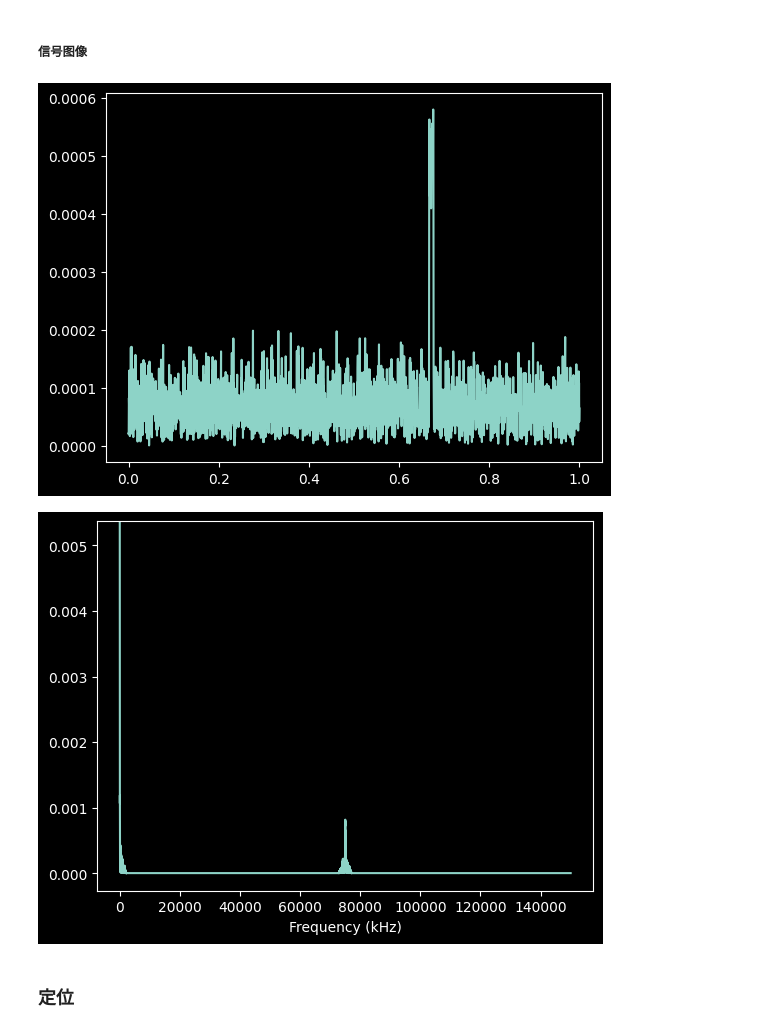
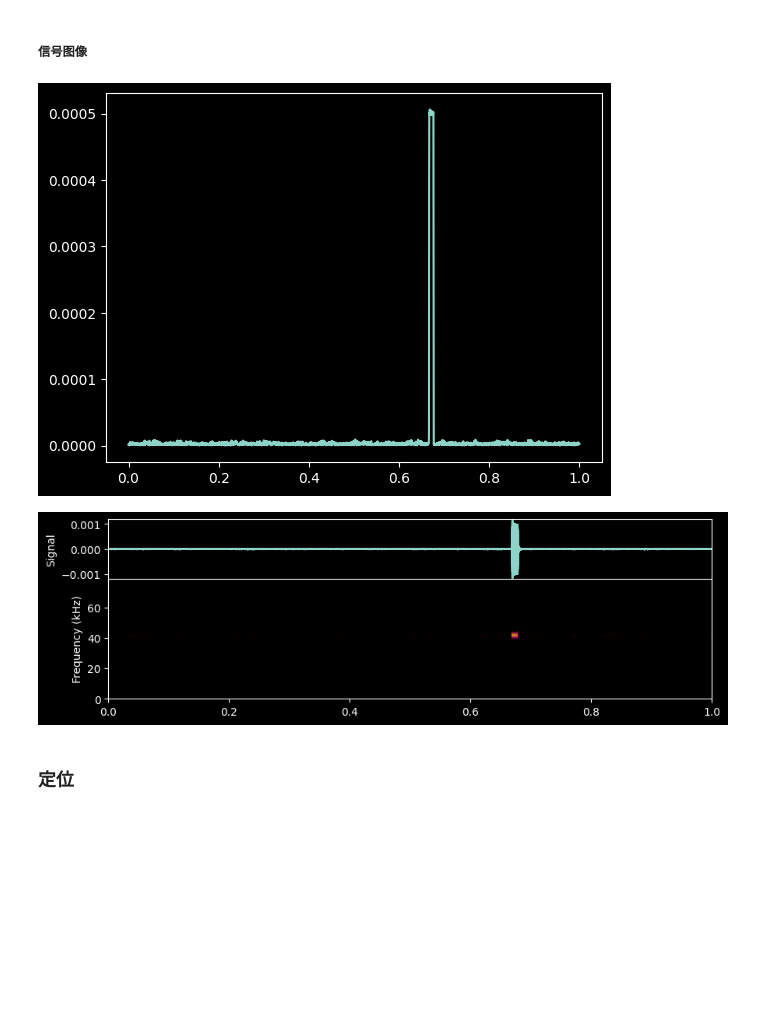
Before and after one commit to LeoJhonSong/ternary-array-passive-bearing, a Jupyter notebook: main.ipynb, the cells around one changed output. Drawn from its saved outputs; the diff is of its cells as text; code cells hidden in the pictures; blank space fills up the shorter version.

```diff
--- a/main.ipynb
+++ b/main.ipynb
@@ -19,10 +19,14 @@ from utils import *
 - 声源S静止
 - 三元阵以相对于三元阵初始坐标轴的速度运动
 # %%
-fc = 37500  # 声源频率
+c = 1500
+fc = 42000  # 声源频率
 sample_interval = 1  # 采样时长
 fs = 8 * fc  # 倍频采样频率
 # fs = 500000  # 500k采样率
+
+d = 0.5
+K = 1
 
 vel_angle = 90
 speed = 1
@@ -33,28 +37,29 @@ velocity = deg_pol2cart(speed, vel_angle)
 
 target_sig = CW_Func_Handler(
     f=fc,  # 声源频率
-    T=1,  # Cw信号周期
-    T_on=10e-3,  # Cw信号脉宽
+    prf=1,  # Cw信号周期
+    pulse_width=10e-3,  # Cw信号脉宽
 )
-snapshot_generator = Snapshot_Generator(
+array_data_sampler = Array_Data_Sampler(
     CW_Source(
     signal_func_callback=target_sig,
     r=r,  # 声源距离
     angle=angle,  # 声源角度
-    seed=1,
+    # seed=1,
 ),
     Three_Elements_Array(
-        d=0.5,
-        K=2,
+        d=d,
+        K=K,
         # seed=1000
     ),
-    c=1500  # 声速
+    c=c  # 声速
 )
 
-# snapshot_generator.set_SNR(30)
+# snapshot_generator.source.set_noise_params(1e2)
+array_data_sampler.set_SNR(30)
 # snapshot_generator.set_SNR(20)
 # snapshot_generator.set_SNR(10)
-snapshot_generator.set_SNR(0)
+# snapshot_generator.set_SNR(0)
 # snapshot_generator.set_SNR(-5)
 # snapshot_generator.set_SNR(-10)
 # snapshot_generator.set_SNR(-15)
@@ -65,4 +70,4 @@ snapshot_generator.set_SNR(0)
 #### 生成各阵元电信号AD采样后信号
 # %%
 t = np.arange(0, sample_interval, 1 / fs)
-x, r_real, angle_real = snapshot_generator(t, velocity)
+x, r_real, angle_real = array_data_sampler(t, velocity)
@@ -76,14 +83,15 @@ f, t1, Zxx = signal.stft(x[0], fs)
 plt.plot(t1, np.abs(Zxx[np.argmin(np.abs(f-target_sig.f)),:]))
 plt.show()
 # %% [output]
-[figure, old version]
+[figure, new version]
 # %%
 sos = signal.butter(20, (target_sig.f - 1000, target_sig.f + 1000), 'bandpass', fs=fs, output='sos')
-pow_num = 2
+pow_num = 1
 x_filtered = [signal.sosfilt(sos, x_i)**pow_num for x_i in x]
-rfft_plot(x_filtered[0], fs, fc=37.5e3)
+# rfft_plot(x_filtered[0], fs, fc=37.5e3)
+tf_plot(x_filtered[0], fs)
 # %% [output]
-[figure, old version]
+[figure, new version]
 # %% [markdown]
 ### 定位
 # %% [markdown]
```
Also changed, not shown: parts of 4 cells of this notebook, 3 other files.
